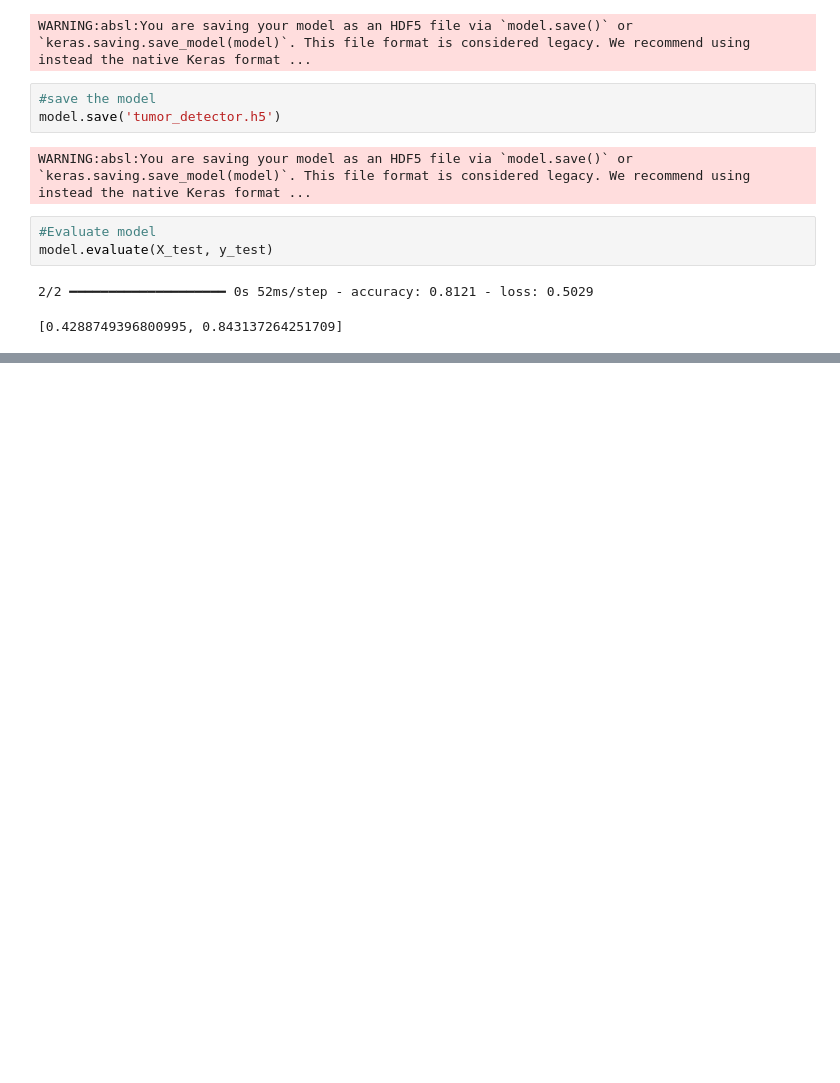
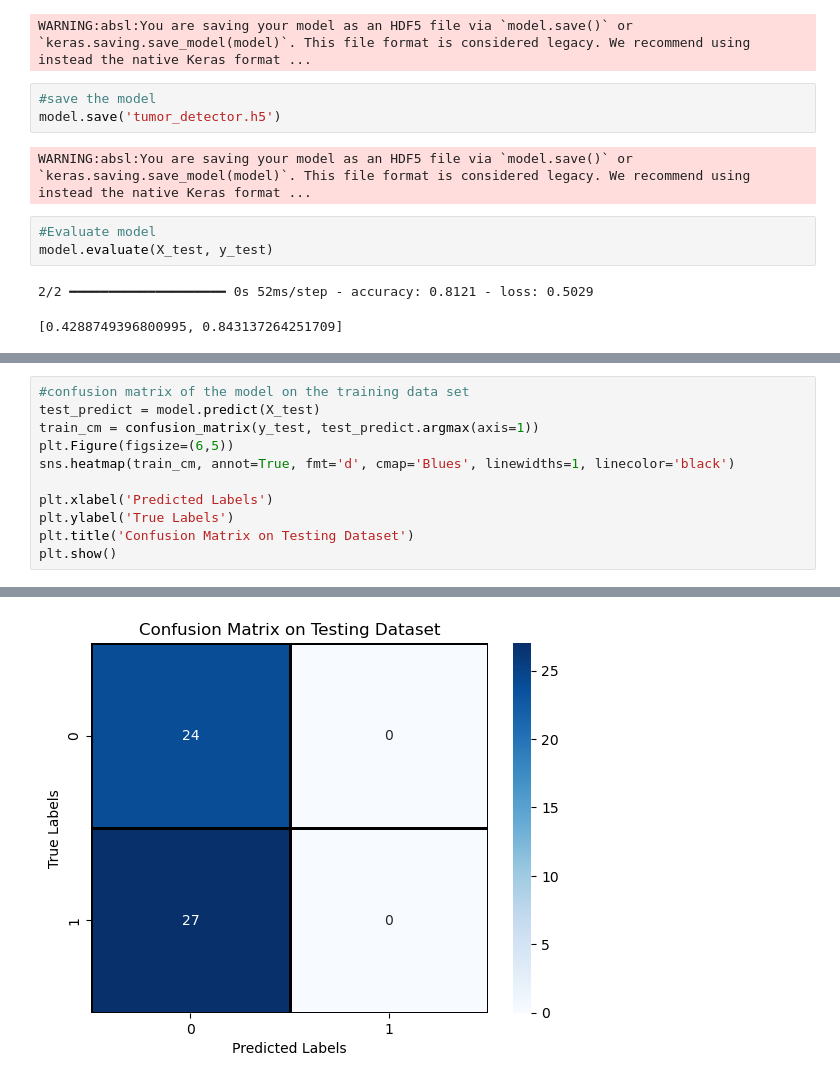
Before and after one commit to WahajSajid/Machine-Learning, a Jupyter notebook: DIP/DIP project/model.ipynb, the cells around one changed output, grey strips where cells are left out. Drawn from its saved outputs; the diff is of its cells as text; blank space fills up the shorter version.

```diff
--- a/DIP/DIP project/model.ipynb
+++ b/DIP/DIP project/model.ipynb
@@ -64,0 +89,12 @@ model.evaluate(X_test, y_test)
+# %%
+#confusion matrix of the model on the training data set
+test_predict = model.predict(X_test)
+train_cm = confusion_matrix(y_test, test_predict.argmax(axis=1))
+plt.Figure(figsize=(6,5))
+sns.heatmap(train_cm, annot=True, fmt='d', cmap='Blues', linewidths=1, linecolor='black')
+
+plt.xlabel('Predicted Labels')
+plt.ylabel('True Labels')
+plt.title('Confusion Matrix on Testing Dataset')
+plt.show()
+# %% [output]
@@ -64,0 +102 @@ model.evaluate(X_test, y_test)
+[figure, added]
```
Also changed, not shown: parts of 7 cells of this notebook, 4 other files.
